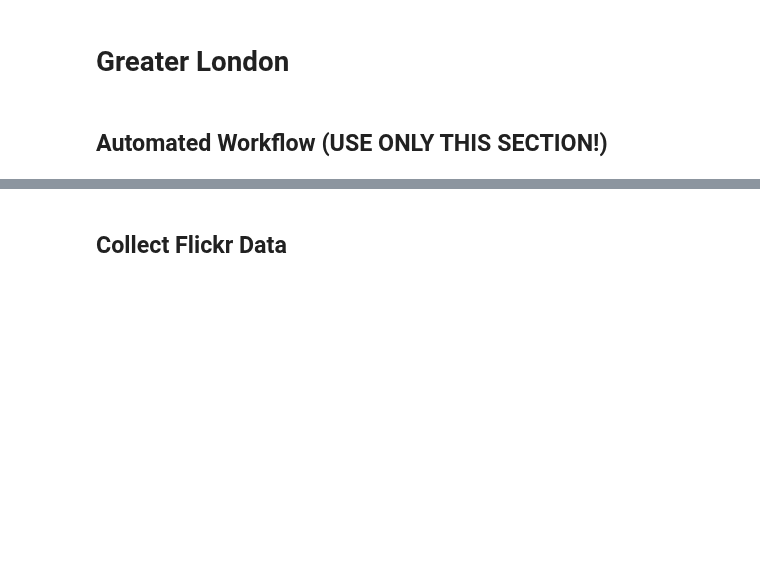
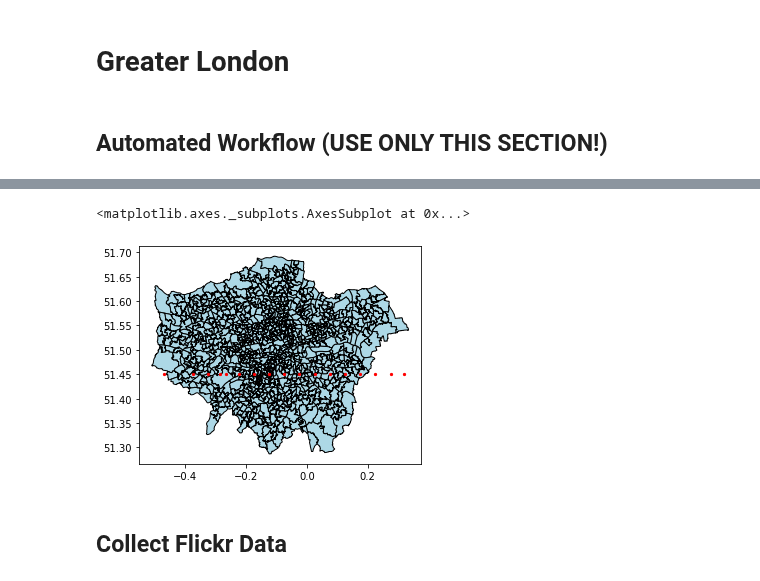
Before and after one commit to leyixu21/Semantic-Trajectory, a Jupyter notebook: get_flickr_data.ipynb, the cells around one changed output, grey strips where cells are left out. Drawn from its saved outputs; the diff is of its cells as text; code cells hidden in the pictures; blank space fills up the shorter version.

```diff
--- a/get_flickr_data.ipynb
+++ b/get_flickr_data.ipynb
@@ -199,3 +238,12 @@ gdf.to_file(path+output_csv+str(y)+'.geojson')
+# %%
+# plot the boundary
+base = london.plot(color='lightblue', edgecolor='black')
+
+# plot the flickr data within the bounding box
+gdf_p.plot(ax=base, marker='o', color='red', markersize=5)
+# %% [output]
+<matplotlib.axes._subplots.AxesSubplot at 0x...>
+[figure, added]
 # %% [markdown]
 ## Collect Flickr Data
 # %%
```
Also changed, not shown: parts of 6 cells of this notebook.
